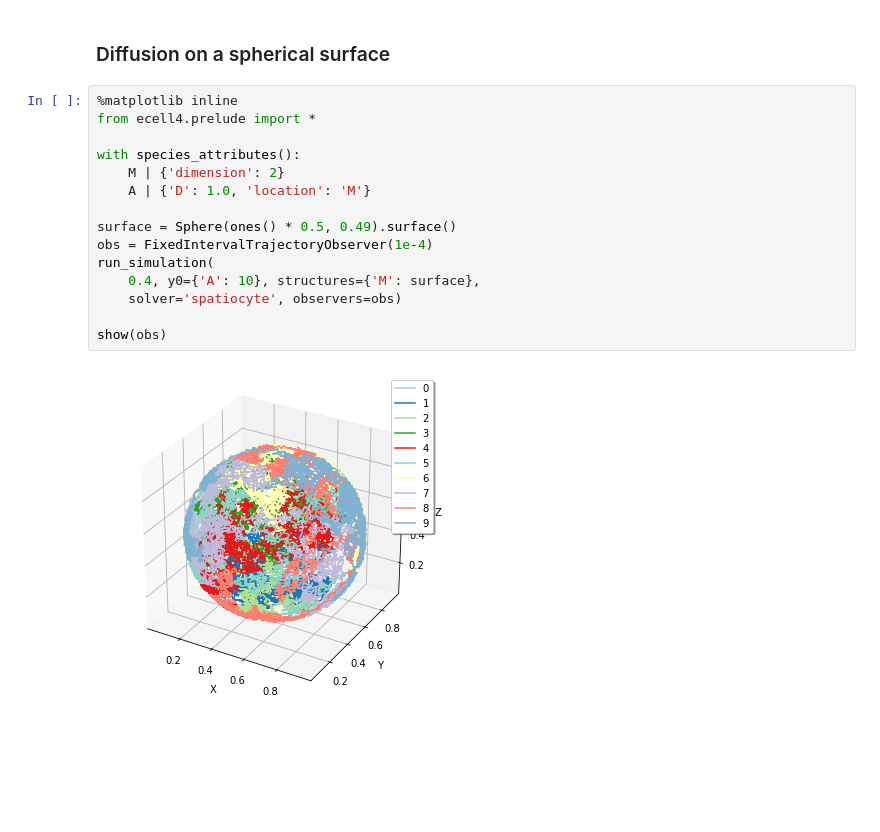
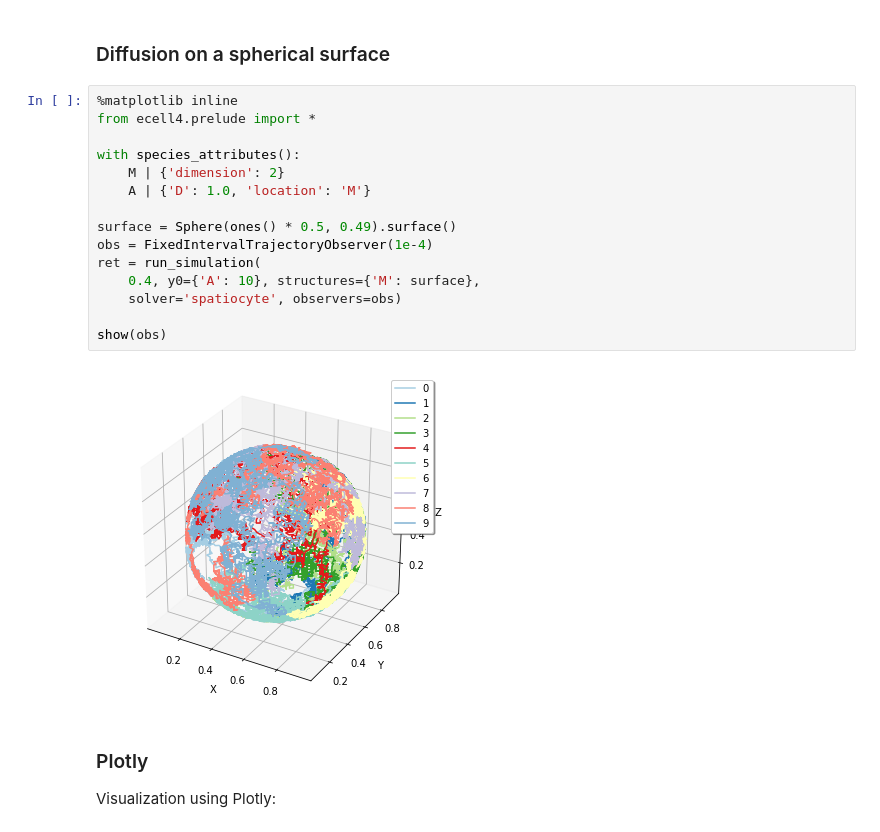
Before and after one commit to ecell/ecell4_docs, a Jupyter notebook: en/top.ipynb, the cells around one changed output. Drawn from its saved outputs; the diff is of its cells as text; blank space fills up the shorter version.

Commit message:
Test Plotly in ipynb

```diff
--- a/en/top.ipynb
+++ b/en/top.ipynb
@@ -21,17 +21,21 @@ run_simulation(10, {'A': 60, 'B': 60})
 # %%
 %matplotlib inline
 from ecell4.prelude import *
 
 with species_attributes():
     M | {'dimension': 2}
     A | {'D': 1.0, 'location': 'M'}
 
 surface = Sphere(ones() * 0.5, 0.49).surface()
 obs = FixedIntervalTrajectoryObserver(1e-4)
-run_simulation(
+ret = run_simulation(
     0.4, y0={'A': 10}, structures={'M': surface},
     solver='spatiocyte', observers=obs)
 
 show(obs)
 # %% [output]
-[figure, old version]
+[figure, new version]
+# %% [markdown]
+### Plotly
+
+Visualization using Plotly:
```
Also changed, not shown: parts of 1 cell of this notebook.
